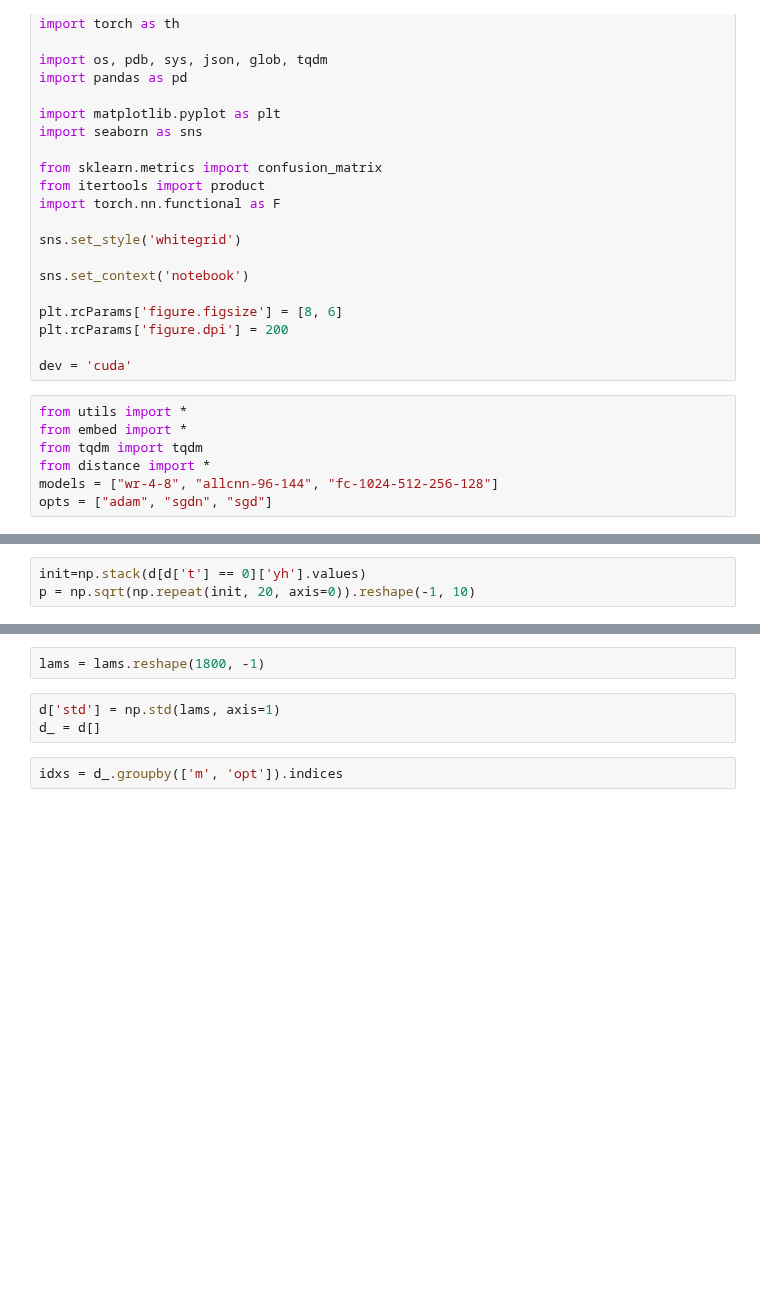
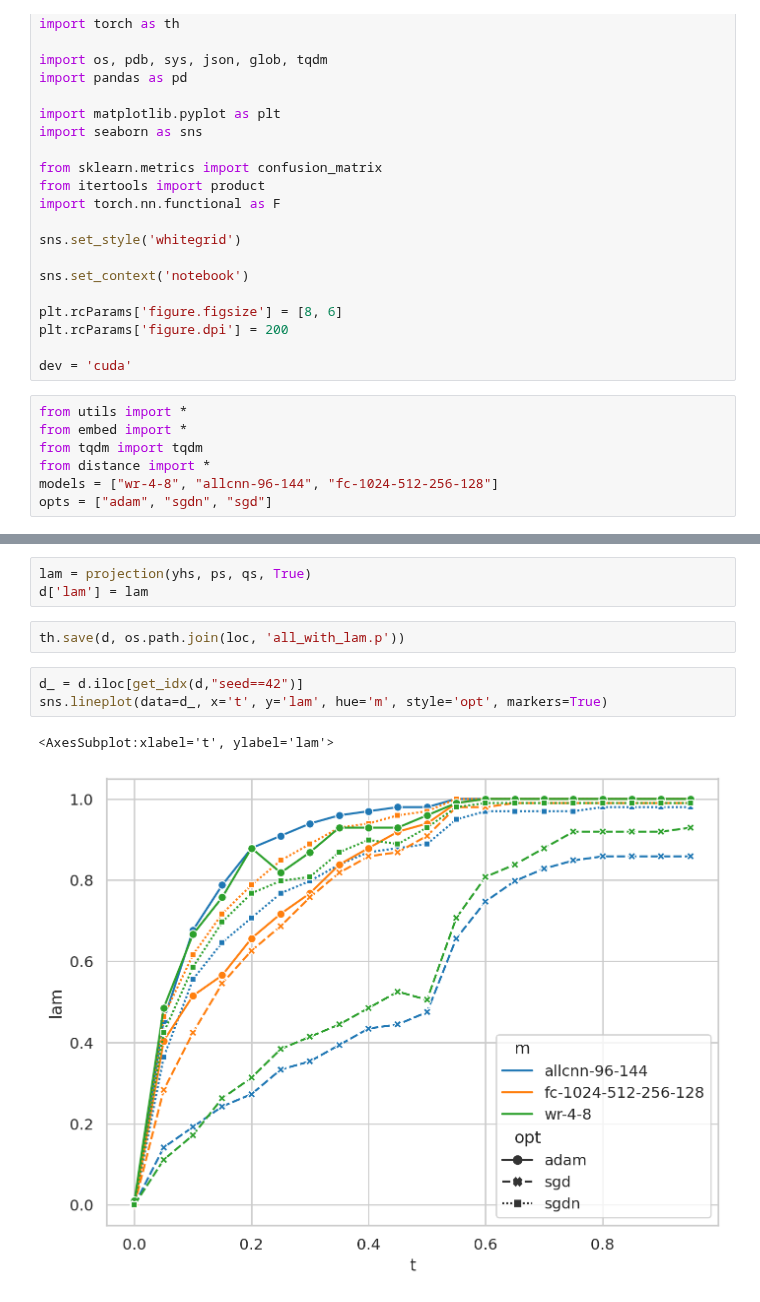
Before and after one commit to grasp-lyrl/low-dimensional-deepnets, a Jupyter notebook: geodesics.ipynb, the cells around one changed output, grey strips where cells are left out. Cells and saved outputs as stored; diff of their text form; blank space fills up the shorter version.

```diff
--- a/geodesics.ipynb
+++ b/geodesics.ipynb
@@ -58,3 +41,0 @@ yhs = np.stack(d['yh'].values).reshape(-1, 10)
-# %%
-init=np.stack(d[d['t'] == 0]['yh'].values)
-p = np.sqrt(np.repeat(init, 20, axis=0)).reshape(-1, 10)
@@ -79,7 +72,11 @@ lams = projection(yhs, p, q)
-# %%
-lams = lams.reshape(1800, -1)
-# %%
-d['std'] = np.std(lams, axis=1)
-d_ = d[]
-# %%
-idxs = d_.groupby(['m', 'opt']).indices
+# %%
+lam = projection(yhs, ps, qs, True)
+d['lam'] = lam
+# %%
+th.save(d, os.path.join(loc, 'all_with_lam.p'))
+# %%
+d_ = d.iloc[get_idx(d,"seed==42")]
+sns.lineplot(data=d_, x='t', y='lam', hue='m', style='opt', markers=True)
+# %% [output]
+<AxesSubplot:xlabel='t', ylabel='lam'>
+[figure, added]
```
Also changed, not shown: parts of 11 cells of this notebook, 1 other file.
